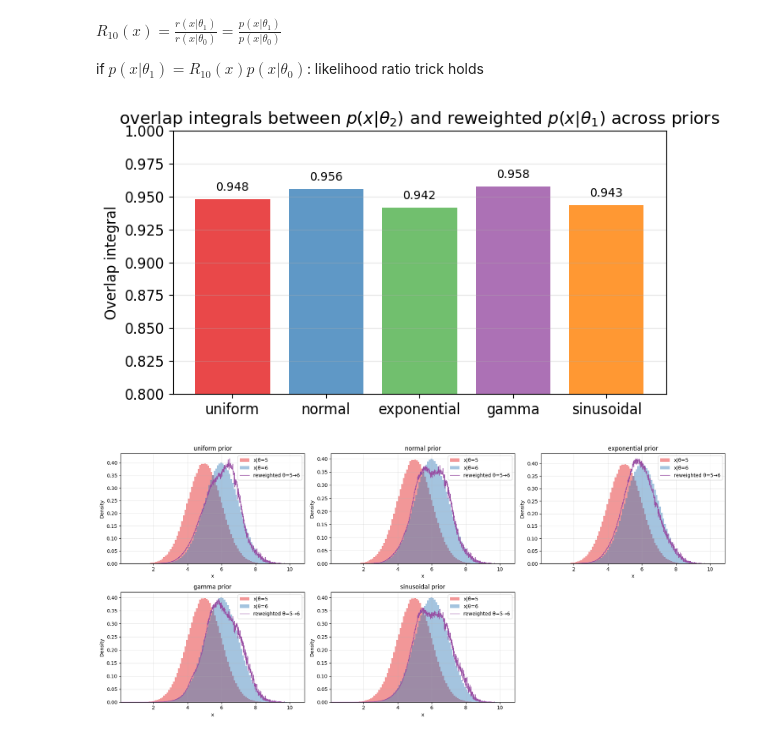
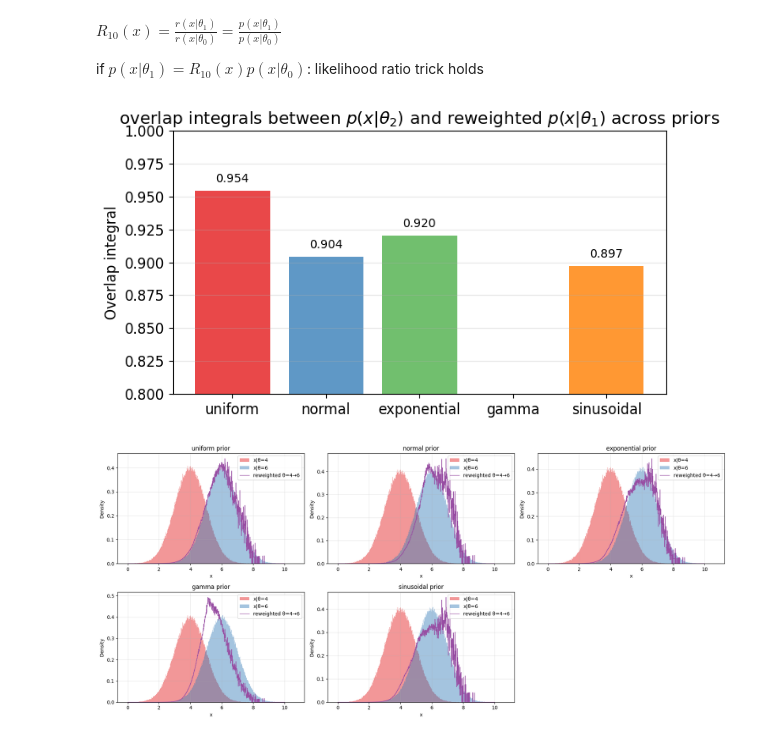
Before and after one commit to nabil-2/NNPD, a Jupyter notebook: toy_example.ipynb, the cells around one changed output. Drawn from its saved outputs; the diff is of its cells as text; code cells hidden in the pictures.

```diff
--- a/toy_example.ipynb
+++ b/toy_example.ipynb
@@ -860,6 +897,13 @@ for prior, model in zip(priors, models):
-# %%
-plot_overlap_integrals_per_prior(data_x, reweighting_distributions, priors, n_bins, filename=None)
-plot_reweighted_distributions(priors, data_x, reweighted_distributions, test_parameters, filename=None)
-# %% [output]
-[figure, removed]
-[figure, removed]
+# %%
+n_test_data = int(1e6)
+n_bins = int(1e3)
+test_parameters = [4, 6]
+data_x, reweighted_distributions, reweighting_distributions, all_outs = reweigth_distributions(test_parameters, n_test_data, n_bins)
+
+filename_overlap_integrals = get_filepath(f"overlap_integrals.svg", config) if save else None
+filename_reweighted_distributions = get_filepath(f"reweighted_distributions.svg", config) if save else None
+plot_overlap_integrals_per_prior(data_x, reweighting_distributions, priors, n_bins, filename=filename_overlap_integrals)
+plot_reweighted_distributions(priors, data_x, reweighted_distributions, test_parameters, n_bins, filename=filename_reweighted_distributions)
+# %% [output]
+[figure, added]
+[figure, added]
```
Also changed, not shown: parts of 10 cells of this notebook, 36 other files.
